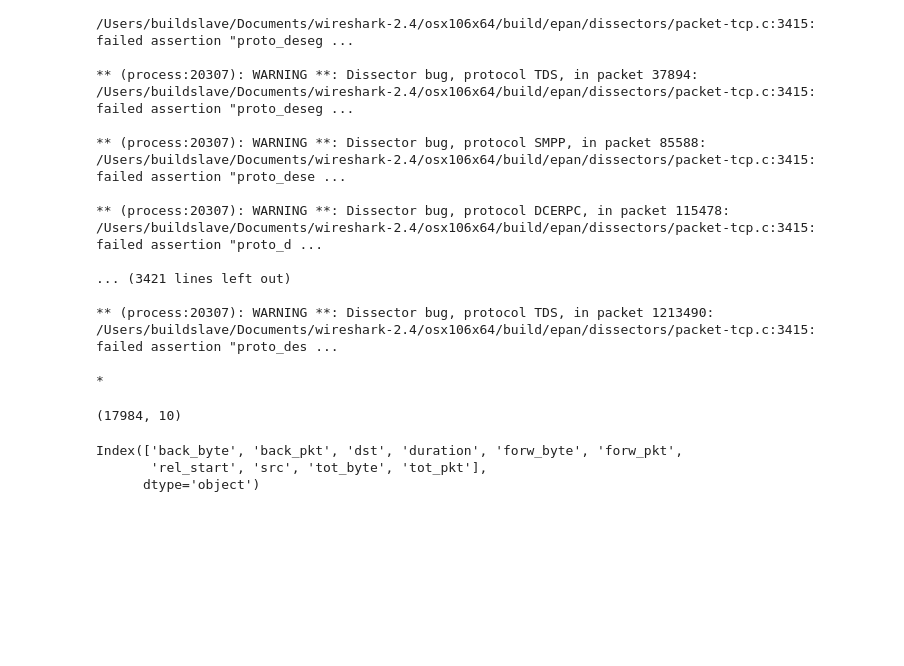
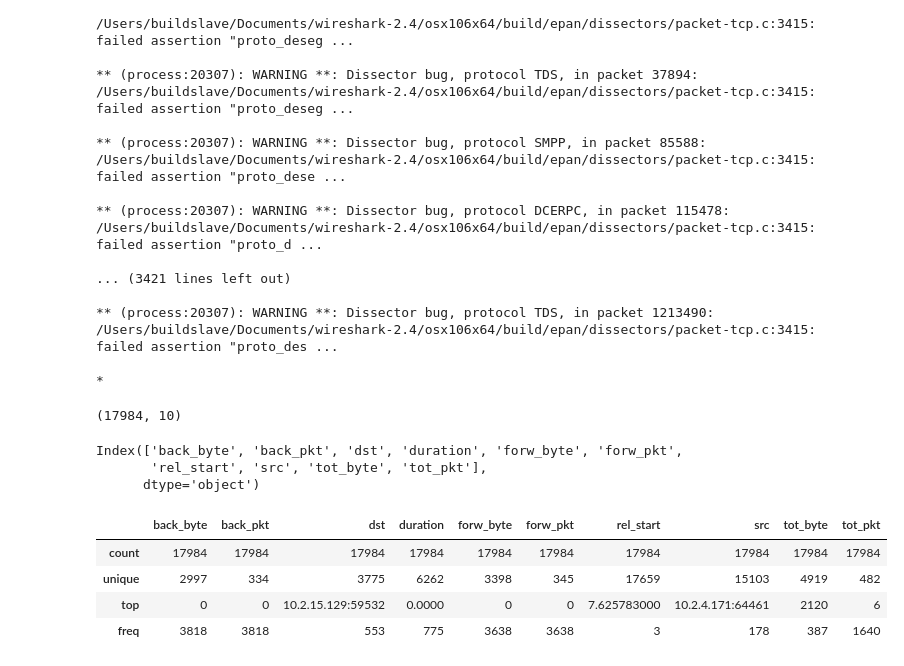
Before and after one commit to nyu-tandon-hsn-ai/trace-feature-selection, a Jupyter notebook: handle_trace.ipynb, the cells around one changed output. Cells and saved outputs as stored; diff of their text form; code cells hidden in the pictures; blank space fills up the shorter version.

```diff
--- a/handle_trace.ipynb
+++ b/handle_trace.ipynb
@@ -95,3 +93,11 @@ tcp_flow_df.columns
 Index(['back_byte', 'back_pkt', 'dst', 'duration', 'forw_byte', 'forw_pkt',
        'rel_start', 'src', 'tot_byte', 'tot_pkt'],
       dtype='object')
+# %%
+tcp_flow_df.describe()
+# %% [output]
+|  | back_byte | back_pkt | dst | duration | forw_byte | forw_pkt | rel_start | src | tot_byte | tot_pkt |
+| count | 17984 | 17984 | 17984 | 17984 | 17984 | 17984 | 17984 | 17984 | 17984 | 17984 |
+| unique | 2997 | 334 | 3775 | 6262 | 3398 | 345 | 17659 | 15103 | 4919 | 482 |
+| top | 0 | 0 | 10.2.15.129:59532 | 0.0000 | 0 | 0 | 7.625783000 | 10.2.4.171:64461 | 2120 | 6 |
+| freq | 3818 | 3818 | 553 | 775 | 3638 | 3638 | 3 | 178 | 387 | 1640 |
```
Also changed, not shown: parts of 2 cells of this notebook.
